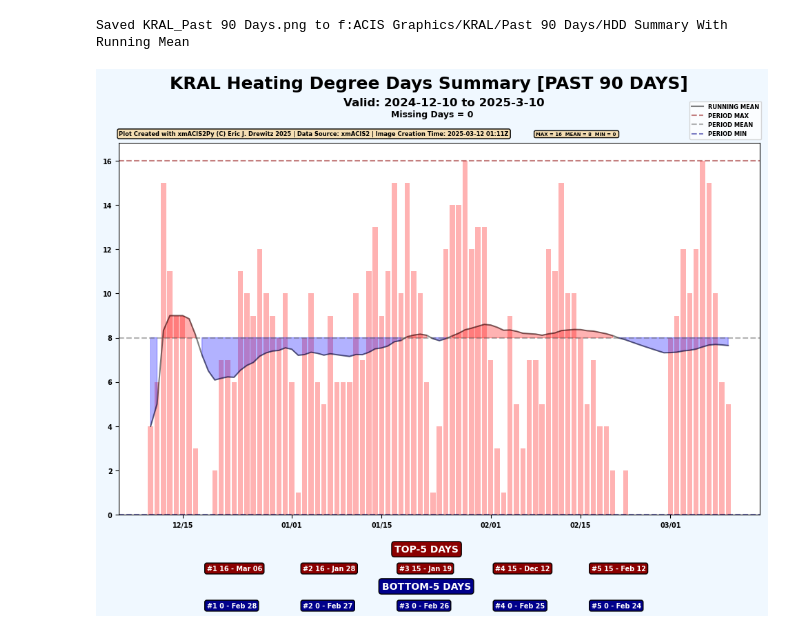
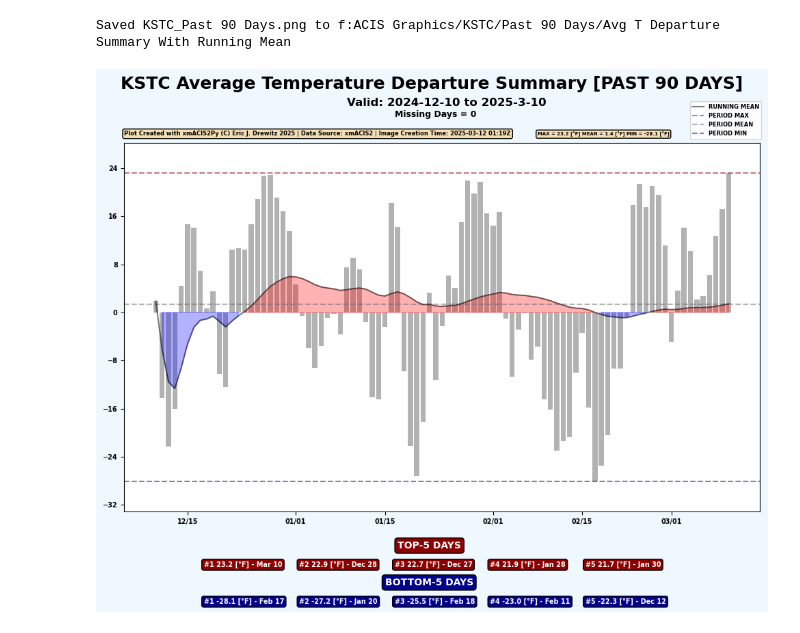
Before and after one commit to edrewitz/xmACIS2Py-Jupyter-Lab-Tutorials, a Jupyter notebook: Tutorials/avg_dep.ipynb, the cells around one changed output. Cells and saved outputs as stored; diff of their text form; code cells hidden in the pictures.

```diff
--- a/Tutorials/avg_dep.ipynb
+++ b/Tutorials/avg_dep.ipynb
@@ -8,9 +8,9 @@ from xmacis2py import plot_hdd_summary
 # %%
 '''
 In this example we will not be changing any optional arguments
 Please see other examples for tutorials on optional arguments
 '''
-plot_hdd_summary('KRAL', 90)
+plot_average_temperature_departure_summary('KSTC', 90)
 # %% [output]
-Saved KRAL_Past 90 Days.png to f:ACIS Graphics/KRAL/Past 90 Days/HDD Summary With Running Mean
+Saved KSTC_Past 90 Days.png to f:ACIS Graphics/KSTC/Past 90 Days/Avg T Departure Summary With Running Mean
-[figure, old version]
+[figure, new version]
```
Also changed, not shown: parts of 1 cell of this notebook.
